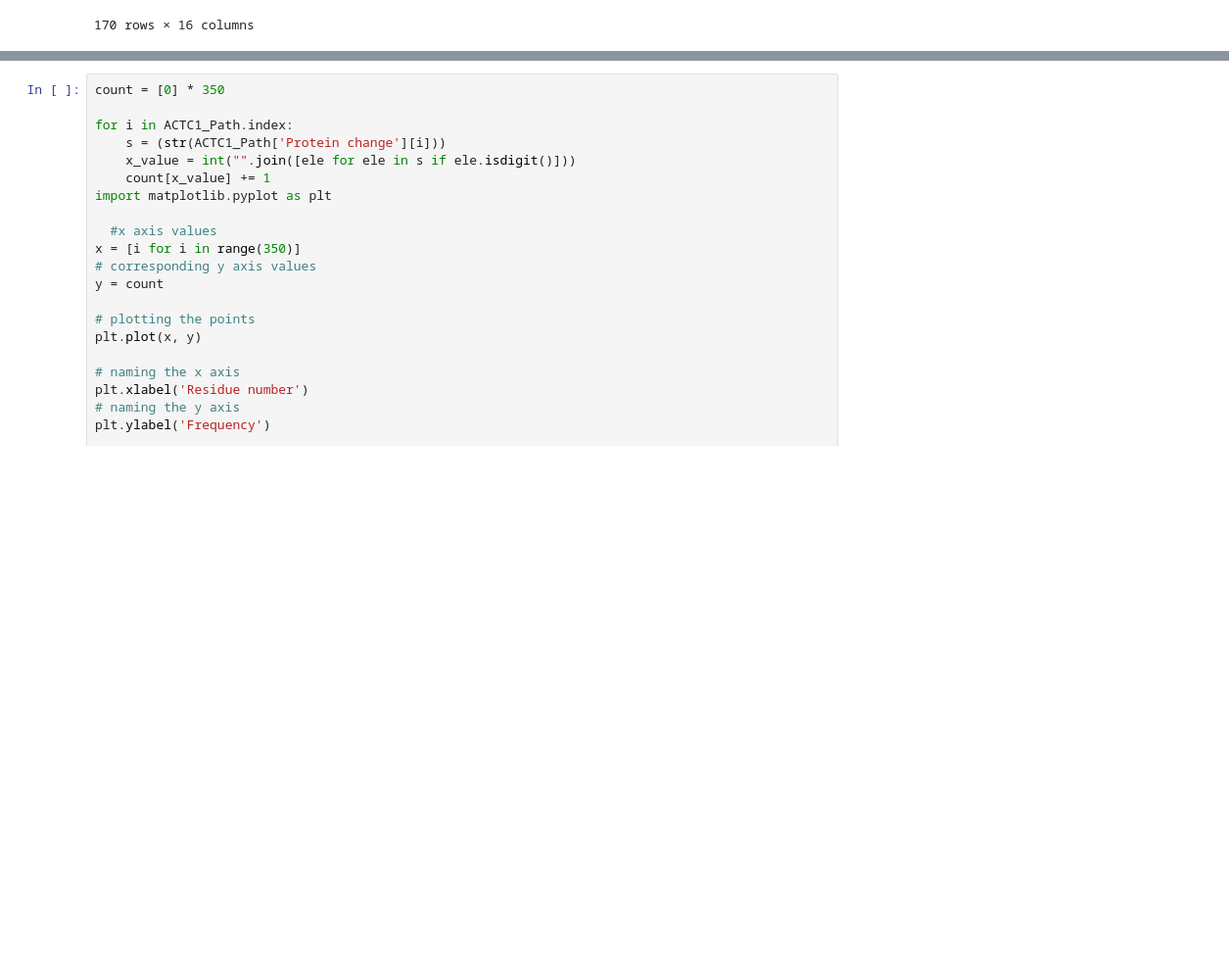
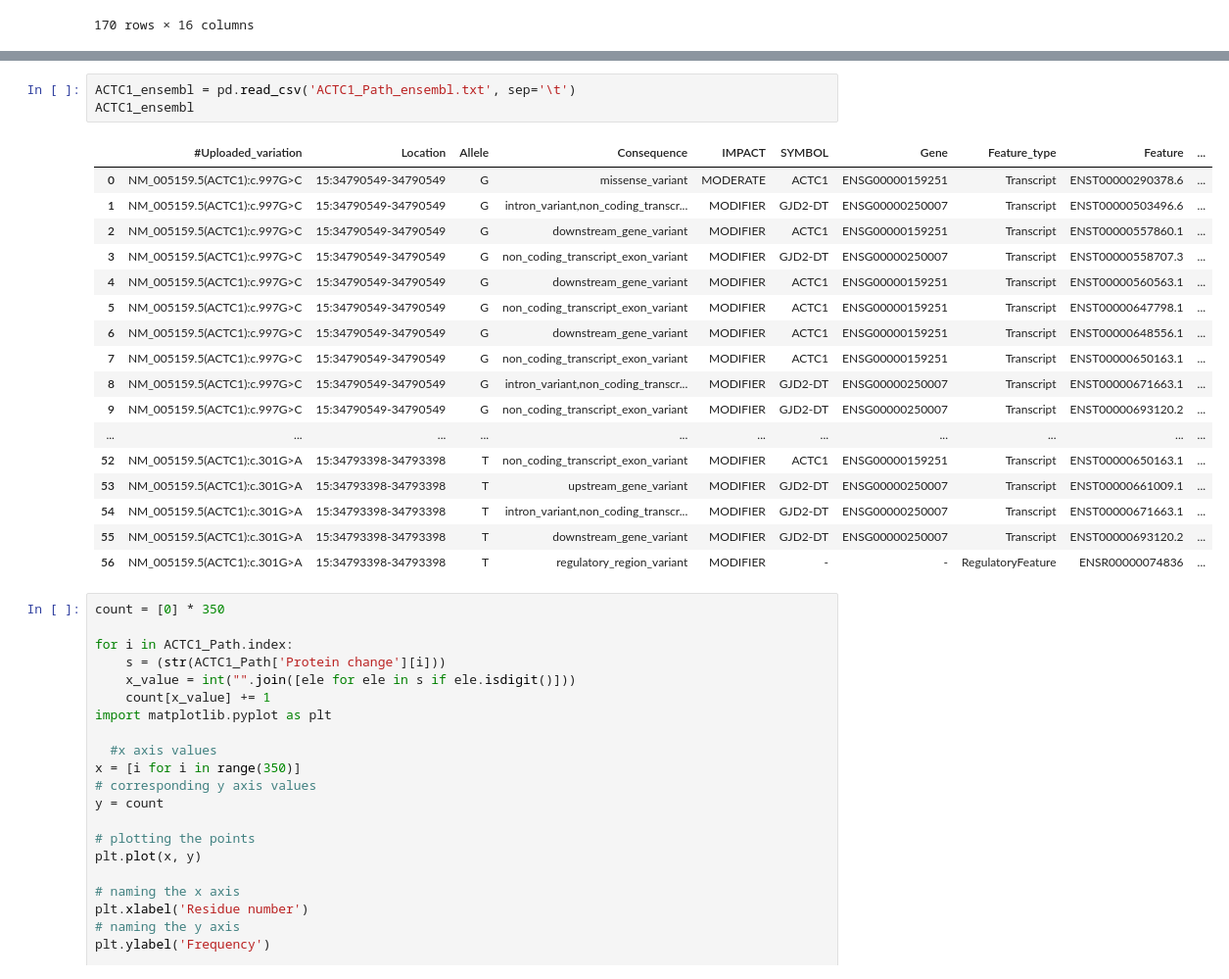
Before and after one commit to hannahmarieaguilar/Data-for-Project-, a Jupyter notebook: DATA/Data for the 10 Genes.ipynb, the cells around one changed output, grey strips where cells are left out. Shown at 98% size. Saved outputs shown, nothing was run; the diff lists cells and outputs as text; blank space fills up the shorter version.

```diff
--- a/DATA/Data for the 10 Genes.ipynb
+++ b/DATA/Data for the 10 Genes.ipynb
@@ -1354,3 +1375,24 @@ ACTC1_Path
+# %%
+ACTC1_ensembl = pd.read_csv('ACTC1_Path_ensembl.txt', sep='\t')
+ACTC1_ensembl
+# %% [output]
+|  | #Uploaded_variation | Location | Allele | Consequence | IMPACT | SYMBOL | Gene | Feature_type | Feature | ... |
+| 0 | NM_005159.5(ACTC1):c.997G>C | 15:34790549-34790549 | G | missense_variant | MODERATE | ACTC1 | ENSG00000159251 | Transcript | ENST00000290378.6 | ... |
+| 1 | NM_005159.5(ACTC1):c.997G>C | 15:34790549-34790549 | G | intron_variant,non_coding_transcr... | MODIFIER | GJD2-DT | ENSG00000250007 | Transcript | ENST00000503496.6 | ... |
+| 2 | NM_005159.5(ACTC1):c.997G>C | 15:34790549-34790549 | G | downstream_gene_variant | MODIFIER | ACTC1 | ENSG00000159251 | Transcript | ENST00000557860.1 | ... |
+| 3 | NM_005159.5(ACTC1):c.997G>C | 15:34790549-34790549 | G | non_coding_transcript_exon_variant | MODIFIER | GJD2-DT | ENSG00000250007 | Transcript | ENST00000558707.3 | ... |
+| 4 | NM_005159.5(ACTC1):c.997G>C | 15:34790549-34790549 | G | downstream_gene_variant | MODIFIER | ACTC1 | ENSG00000159251 | Transcript | ENST00000560563.1 | ... |
+| 5 | NM_005159.5(ACTC1):c.997G>C | 15:34790549-34790549 | G | non_coding_transcript_exon_variant | MODIFIER | ACTC1 | ENSG00000159251 | Transcript | ENST00000647798.1 | ... |
+| 6 | NM_005159.5(ACTC1):c.997G>C | 15:34790549-34790549 | G | downstream_gene_variant | MODIFIER | ACTC1 | ENSG00000159251 | Transcript | ENST00000648556.1 | ... |
+| 7 | NM_005159.5(ACTC1):c.997G>C | 15:34790549-34790549 | G | non_coding_transcript_exon_variant | MODIFIER | ACTC1 | ENSG00000159251 | Transcript | ENST00000650163.1 | ... |
+| 8 | NM_005159.5(ACTC1):c.997G>C | 15:34790549-34790549 | G | intron_variant,non_coding_transcr... | MODIFIER | GJD2-DT | ENSG00000250007 | Transcript | ENST00000671663.1 | ... |
+| 9 | NM_005159.5(ACTC1):c.997G>C | 15:34790549-34790549 | G | non_coding_transcript_exon_variant | MODIFIER | GJD2-DT | ENSG00000250007 | Transcript | ENST00000693120.2 | ... |
+| ... | ... | ... | ... | ... | ... | ... | ... | ... | ... | ... |
+| 52 | NM_005159.5(ACTC1):c.301G>A | 15:34793398-34793398 | T | non_coding_transcript_exon_variant | MODIFIER | ACTC1 | ENSG00000159251 | Transcript | ENST00000650163.1 | ... |
+| 53 | NM_005159.5(ACTC1):c.301G>A | 15:34793398-34793398 | T | upstream_gene_variant | MODIFIER | GJD2-DT | ENSG00000250007 | Transcript | ENST00000661009.1 | ... |
+| 54 | NM_005159.5(ACTC1):c.301G>A | 15:34793398-34793398 | T | intron_variant,non_coding_transcr... | MODIFIER | GJD2-DT | ENSG00000250007 | Transcript | ENST00000671663.1 | ... |
+| 55 | NM_005159.5(ACTC1):c.301G>A | 15:34793398-34793398 | T | downstream_gene_variant | MODIFIER | GJD2-DT | ENSG00000250007 | Transcript | ENST00000693120.2 | ... |
+| 56 | NM_005159.5(ACTC1):c.301G>A | 15:34793398-34793398 | T | regulatory_region_variant | MODIFIER | - | - | RegulatoryFeature | ENSR00000074836 | ... |
 # %%
 count = [0] * 350
 
```
Also changed, not shown: parts of 34 cells of this notebook.
